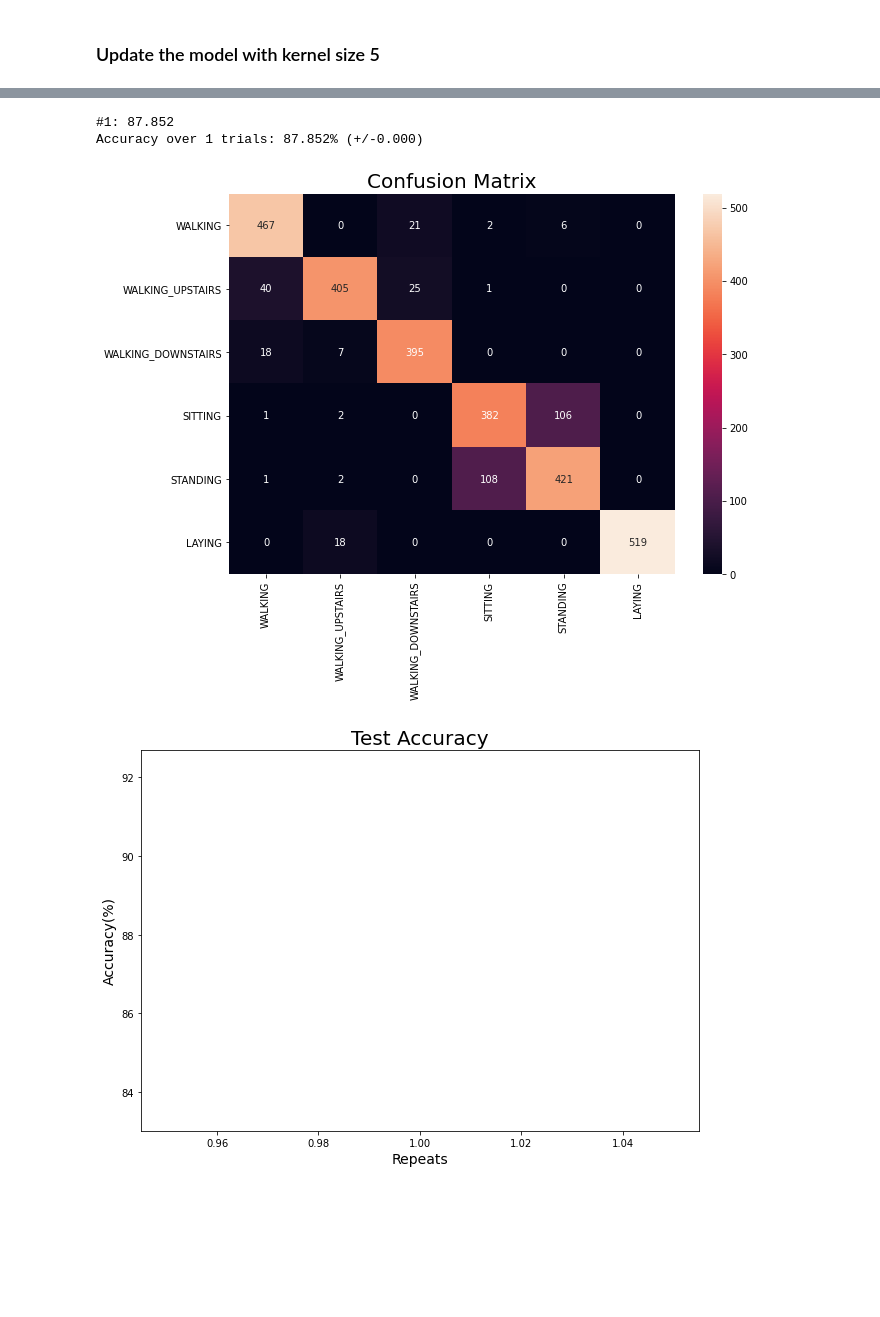
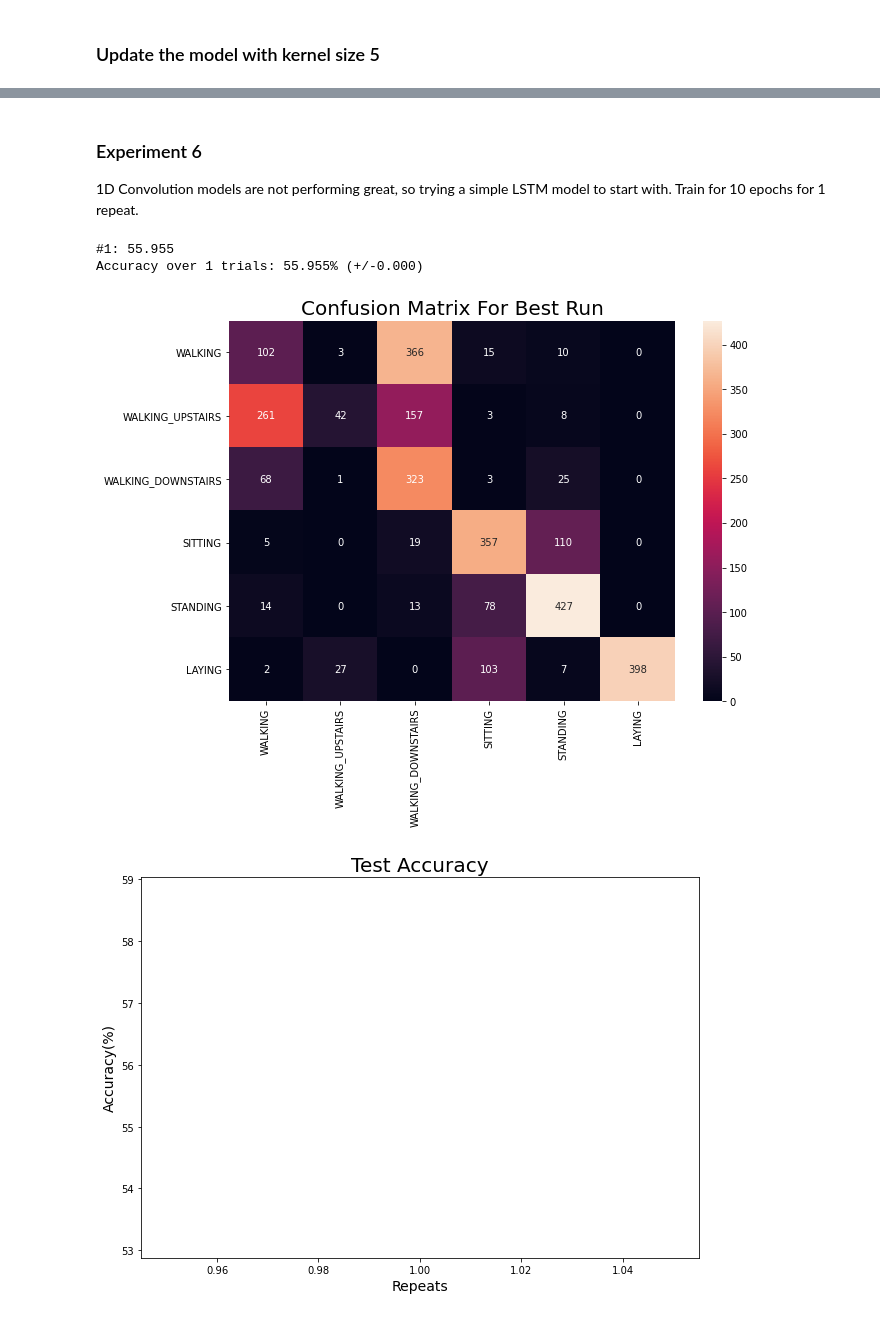
Before and after one commit to reginald-garnepudi/human_activity_recognition_pytorch, a Jupyter notebook: human_activity_recognition.ipynb, the cells around one changed output, grey strips where cells are left out. Drawn from its saved outputs; the diff is of its cells as text; code cells hidden in the pictures; blank space fills up the shorter version.

```diff
--- a/human_activity_recognition.ipynb
+++ b/human_activity_recognition.ipynb
@@ -72,17 +70,16 @@ class HARDataLoader:
         dataframe = pd.read_csv(filepath, header=None, delim_whitespace=True)
         return dataframe.values
 
-    # load a list of files into a 3D array of [samples, timesteps, features]
+    # load a list of files into a 3D array of [samples, features, timesteps]
     def load_group(self, filenames, prefix=''):
         loaded = list()
         for name in filenames:
             data = self.load_file(prefix + name)
             loaded.append(data)
 
-        # stack group so that features are the 3rd dimension
-#         loaded = np.dstack(loaded)
-#         return loaded
-        return np.array(loaded).transpose(1,0,2)
+        # stack group and transpose to (samples, features, timesteps)
+        loaded = np.dstack(loaded).transpose(0,2,1)
+        return loaded
 
     # load a dataset group, such as train or test
     def load_dataset_group(self, group):
@@ -110,8 +107,6 @@ class HARDataLoader:
 
         # load all train
         X, y = self.load_dataset_group(train_test)
-        # reshape to channel first shape
-#         X = X.reshape(-1, 9, 128)
 
         # zero-offset class values
         y = y - 1
@@ -678,26 +703,29 @@ class LSTMModel(nn.Module):
         out = self.fc(out[:, -1, :])
         # out.size() --> 100, 10
         return out
+# %% [markdown]
+### Experiment 6
+
+1D Convolution models are not performing great, so trying a simple LSTM model to start with.
+Train for 10 epochs for 1 repeat.
 # %%
-input_dim = 9
-hidden_dim = 100
-layer_dim = 1
-output_dim = 6
-
-net = LSTMModel(input_dim, hidden_dim, layer_dim, output_dim)
-
 config = dict(
+    net_class = "LSTMModel",
+    net_constructor_kwargs = dict(
+        input_dim = 9, # number of rows in the input
+        hidden_dim = 100,
+        layer_dim = 1,
+        output_dim = 6
+    ),
     repeats = 1,
-    epochs_per_repeat = 5,
-    lr = 0.01,
-    batch_size = 32,
-    seq_dim = 128, # number of timesteps in the input
-    input_dim = input_dim # number of rows in the input
+    epochs_per_repeat = 10,
+    lr = 0.001,
+    batch_size = 32
 )
-experiment = Experiment(net, config)
+experiment = Experiment(config)
 experiment.run()
 # %% [output]
-#1: 87.852
-Accuracy over 1 trials: 87.852% (+/-0.000)
+#1: 55.955
+Accuracy over 1 trials: 55.955% (+/-0.000)
-[figure, old version]
+[figure, new version]
-[figure, old version]
+[figure, new version]
```
Also changed, not shown: parts of 52 cells of this notebook, 25 other files.
